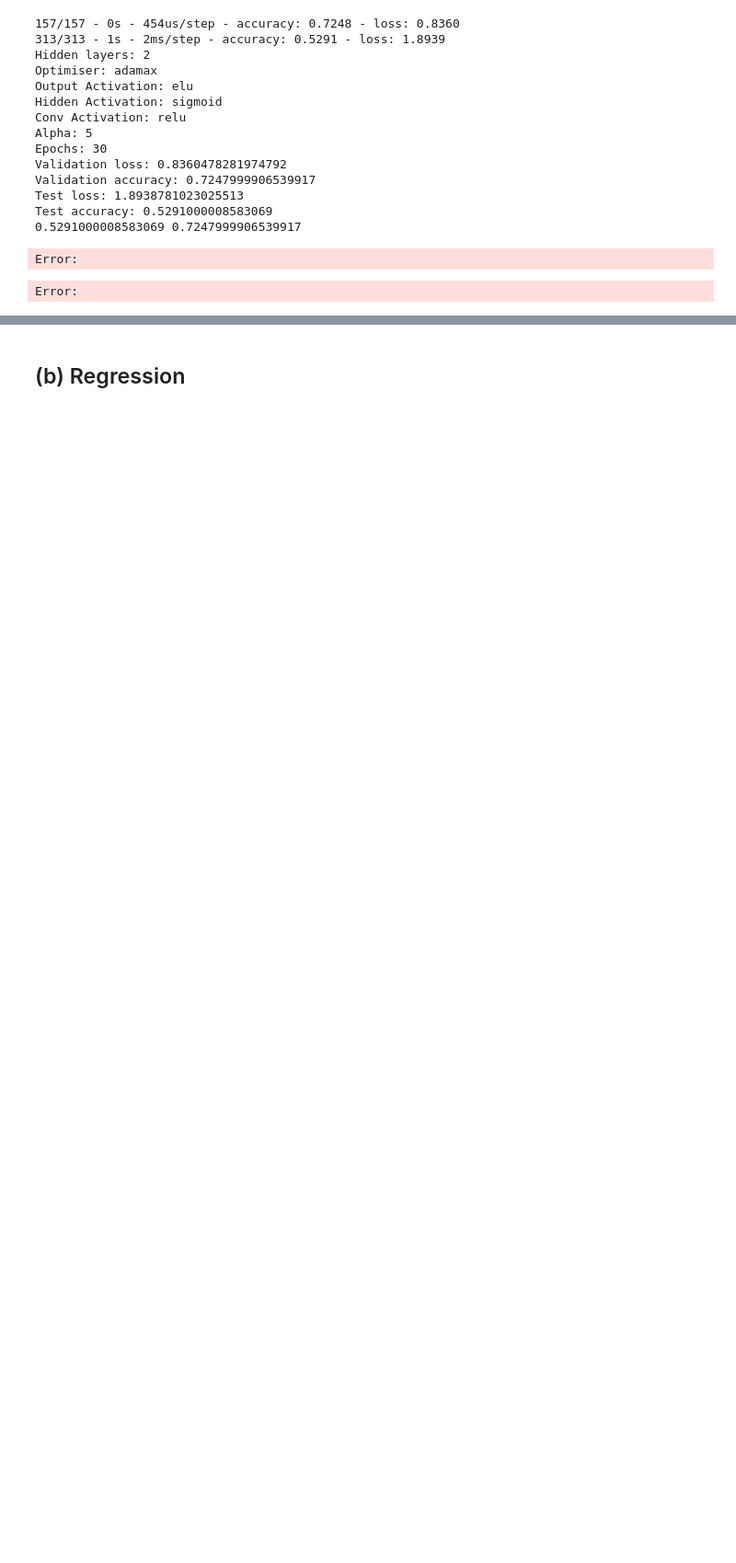
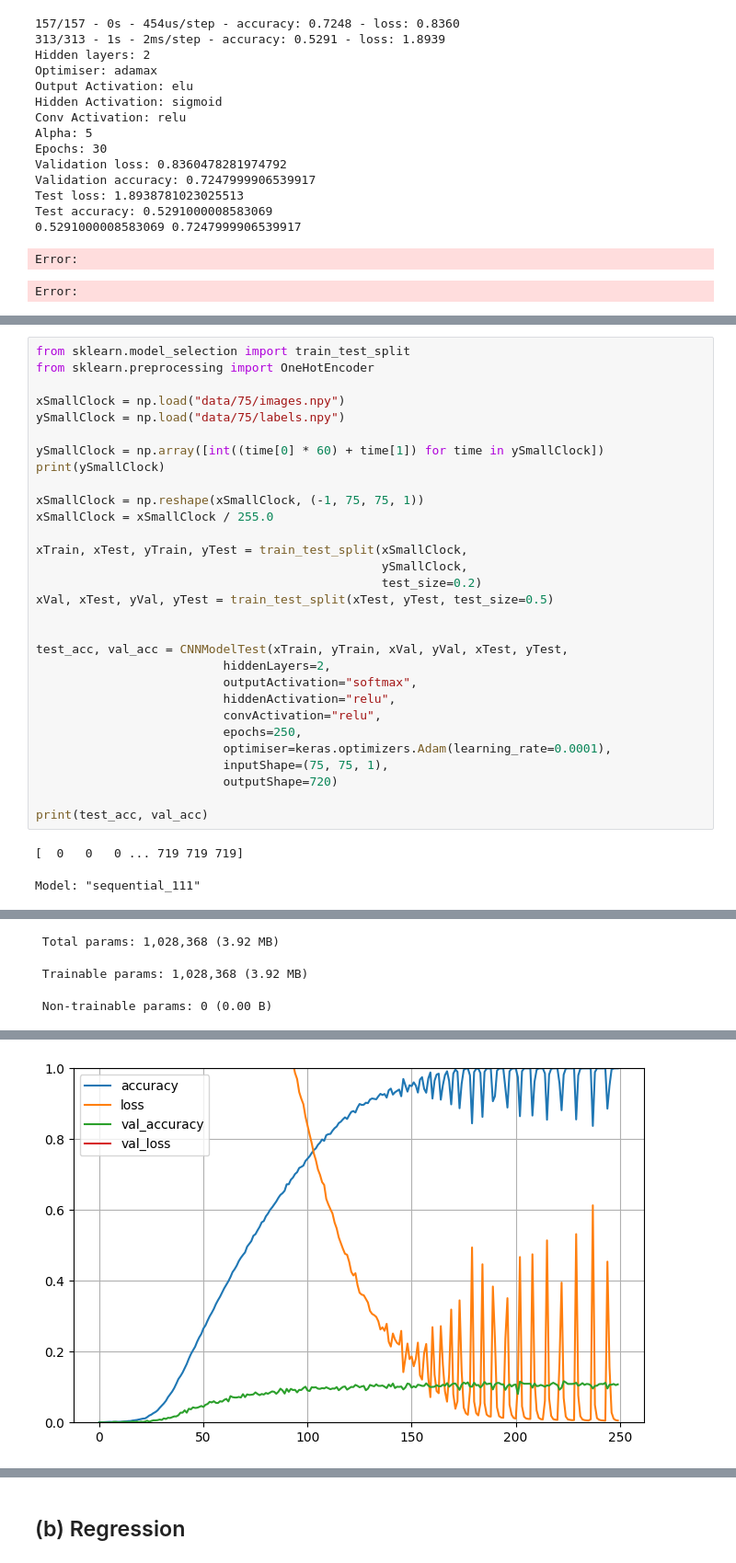
Before and after one commit to Demmenie/itdl, a Jupyter notebook: idl-a1/ITDL_A1.ipynb, the cells around one changed output, grey strips where cells are left out. Shown at 92% size. Drawn from its saved outputs; the diff is of its cells as text; blank space fills up the shorter version.

```diff
--- a/idl-a1/ITDL_A1.ipynb
+++ b/idl-a1/ITDL_A1.ipynb
@@ -782,0 +784,33 @@ KeyboardInterrupt:
+# %%
+from sklearn.model_selection import train_test_split
+from sklearn.preprocessing import OneHotEncoder
+
+xSmallClock = np.load("data/75/images.npy")
+ySmallClock = np.load("data/75/labels.npy")
+
+ySmallClock = np.array([int((time[0] * 60) + time[1]) for time in ySmallClock])
+print(ySmallClock)
+
+xSmallClock = np.reshape(xSmallClock, (-1, 75, 75, 1))
+xSmallClock = xSmallClock / 255.0
+
+xTrain, xTest, yTrain, yTest = train_test_split(xSmallClock,
+                                                ySmallClock,
+                                                test_size=0.2)
+xVal, xTest, yVal, yTest = train_test_split(xTest, yTest, test_size=0.5)
+
+
+test_acc, val_acc = CNNModelTest(xTrain, yTrain, xVal, yVal, xTest, yTest,
+                          hiddenLayers=2,
+                          outputActivation="softmax",
+                          hiddenActivation="relu",
+                          convActivation="relu",
+                          epochs=250,
+                          optimiser=keras.optimizers.Adam(learning_rate=0.0001),
+                          inputShape=(75, 75, 1),
+                          outputShape=720)
+
+print(test_acc, val_acc)
+# %% [output]
+[  0   0   0 ... 719 719 719]
+Model: "sequential_111"
@@ -782,0 +834,3 @@ KeyboardInterrupt:
+ Total params: 1,028,368 (3.92 MB)
+ Trainable params: 1,028,368 (3.92 MB)
+ Non-trainable params: 0 (0.00 B)
@@ -782,0 +854 @@ KeyboardInterrupt:
+[figure, added]
```
Also changed, not shown: parts of 10 cells of this notebook.
